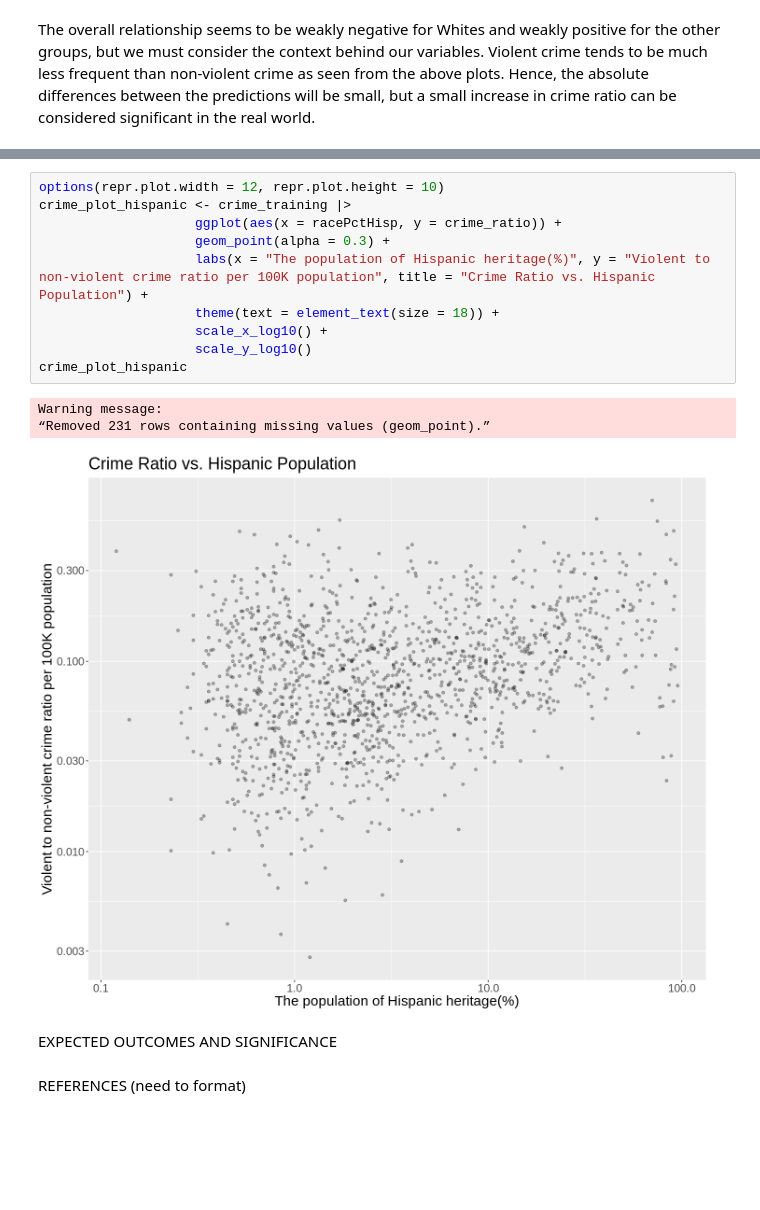
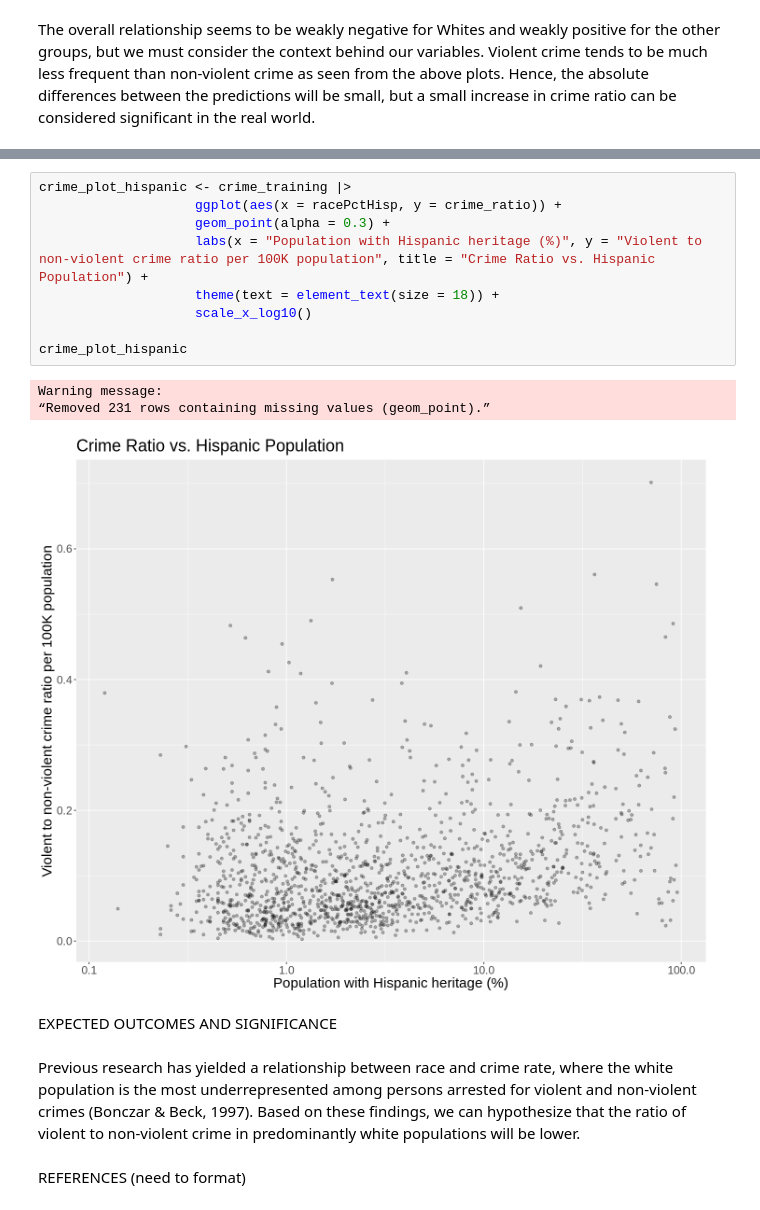
Before and after one commit to JeffreyJPZ/DSCI-100-Group_55-Project, a Jupyter notebook: Project.ipynb, the cells around one changed output, grey strips where cells are left out. Cells and saved outputs as stored; diff of their text form; blank space fills up the shorter version.

Commit message:
Fixed referencing issues and plot names

```diff
--- a/Project.ipynb
+++ b/Project.ipynb
@@ -505,21 +503,22 @@ Warning message:
 “Removed 231 rows containing missing values (geom_point).”
 [figure]
 # %%
-options(repr.plot.width = 12, repr.plot.height = 10)
 crime_plot_hispanic <- crime_training |>
                     ggplot(aes(x = racePctHisp, y = crime_ratio)) +
                     geom_point(alpha = 0.3) +
-                    labs(x = "The population of Hispanic heritage(%)", y = "Violent to non-violent crime ratio per 100K population", title = "Crime Ratio vs. Hispanic Population") +
+                    labs(x = "Population with Hispanic heritage (%)", y = "Violent to non-violent crime ratio per 100K population", title = "Crime Ratio vs. Hispanic Population") +
                     theme(text = element_text(size = 18)) +
-                    scale_x_log10() +
-                    scale_y_log10()
+                    scale_x_log10()
+
 crime_plot_hispanic
 # %% [output]
 Warning message:
 “Removed 231 rows containing missing values (geom_point).”
-[figure, old version]
+[figure, new version]
 # %% [markdown]
 EXPECTED OUTCOMES AND SIGNIFICANCE
+# %% [markdown]
+Previous research has yielded a relationship between race and crime rate, where the white population is the most underrepresented among persons arrested for violent and non-violent crimes (Bonczar & Beck, 1997). Based on these findings, we can hypothesize that the ratio of violent to non-violent crime in predominantly white populations will be lower.
 # %% [markdown]
 REFERENCES (need to format)
 # %% [markdown]
```
Also changed, not shown: parts of 7 cells of this notebook.
